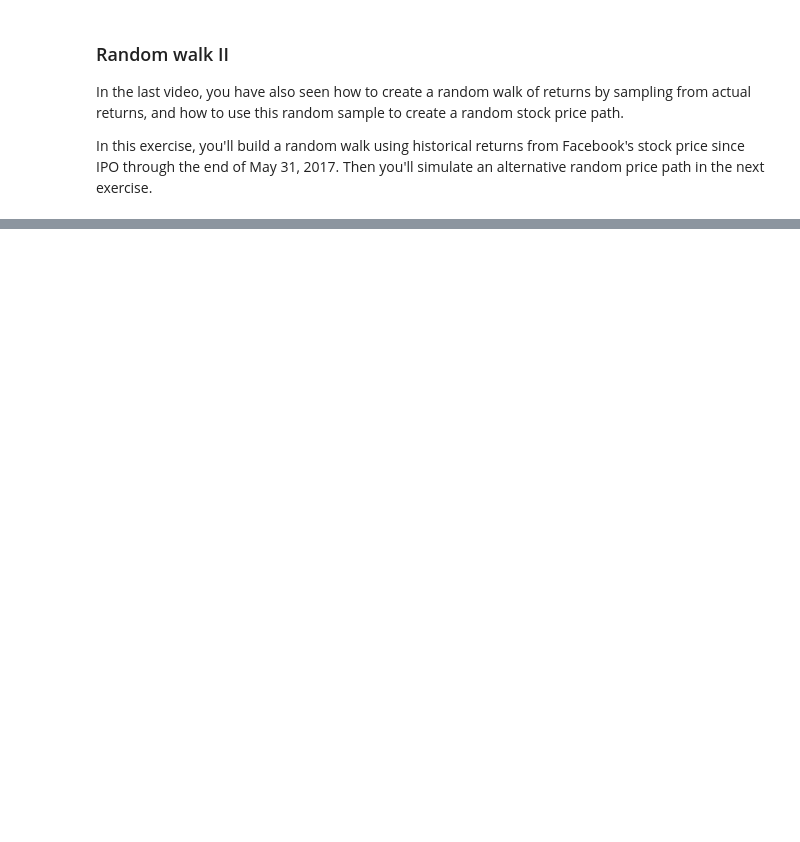
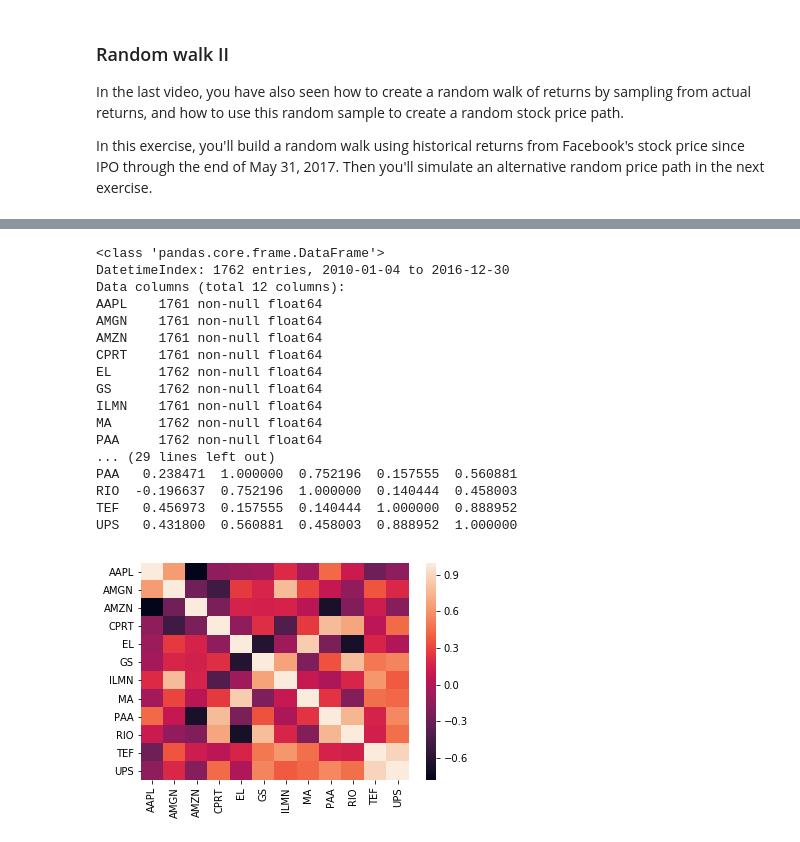
Before and after one commit to nguyenngoclinhchi/Machine_Learning, a Jupyter notebook: Python/SourceCode_DataCampCourses/Data Management/Manipulating Time Series Data in Python/Manipulating Time Series Data in Python.ipynb, the cells around one changed output, grey strips where cells are left out. Saved outputs shown, nothing was run; the diff lists cells and outputs as text; code cells hidden in the pictures; blank space fills up the shorter version.

```diff
--- a/Python/SourceCode_DataCampCourses/Data Management/Manipulating Time Series Data in Python/Manipulating Time Series Data in Python.ipynb
+++ b/Python/SourceCode_DataCampCourses/Data Management/Manipulating Time Series Data in Python/Manipulating Time Series Data in Python.ipynb
@@ -760,0 +827,39 @@ fb.columns=['date', '']
+# %%
+data = pd.read_csv('market_cap_series.csv', parse_dates=['Date'], index_col='Date')
+
+# Inspect data here
+print(data.info())
+
+# Calculate year-end prices here
+annual_prices = data.resample('A').last()
+
+# Calculate annual returns here
+annual_returns = annual_prices.pct_change()
+
+# Calculate and print the correlation matrix here
+correlations = annual_returns.corr()
+print(correlations)
+
+# Visualize the correlations as heatmap here
+# annot = True shows values in each cell
+sns.heatmap(correlations)
+plt.show()
+# %% [output]
+<class 'pandas.core.frame.DataFrame'>
+DatetimeIndex: 1762 entries, 2010-01-04 to 2016-12-30
+Data columns (total 12 columns):
+AAPL    1761 non-null float64
+AMGN    1761 non-null float64
+AMZN    1761 non-null float64
+CPRT    1761 non-null float64
+EL      1762 non-null float64
+GS      1762 non-null float64
+ILMN    1761 non-null float64
+MA      1762 non-null float64
+PAA     1762 non-null float64
+... (29 lines left out)
+PAA   0.238471  1.000000  0.752196  0.157555  0.560881
+RIO  -0.196637  0.752196  1.000000  0.140444  0.458003
+TEF   0.456973  0.157555  0.140444  1.000000  0.888952
+UPS   0.431800  0.560881  0.458003  0.888952  1.000000
+[figure, added]
```
Also changed, not shown: parts of 27 cells of this notebook, 25 other files.
